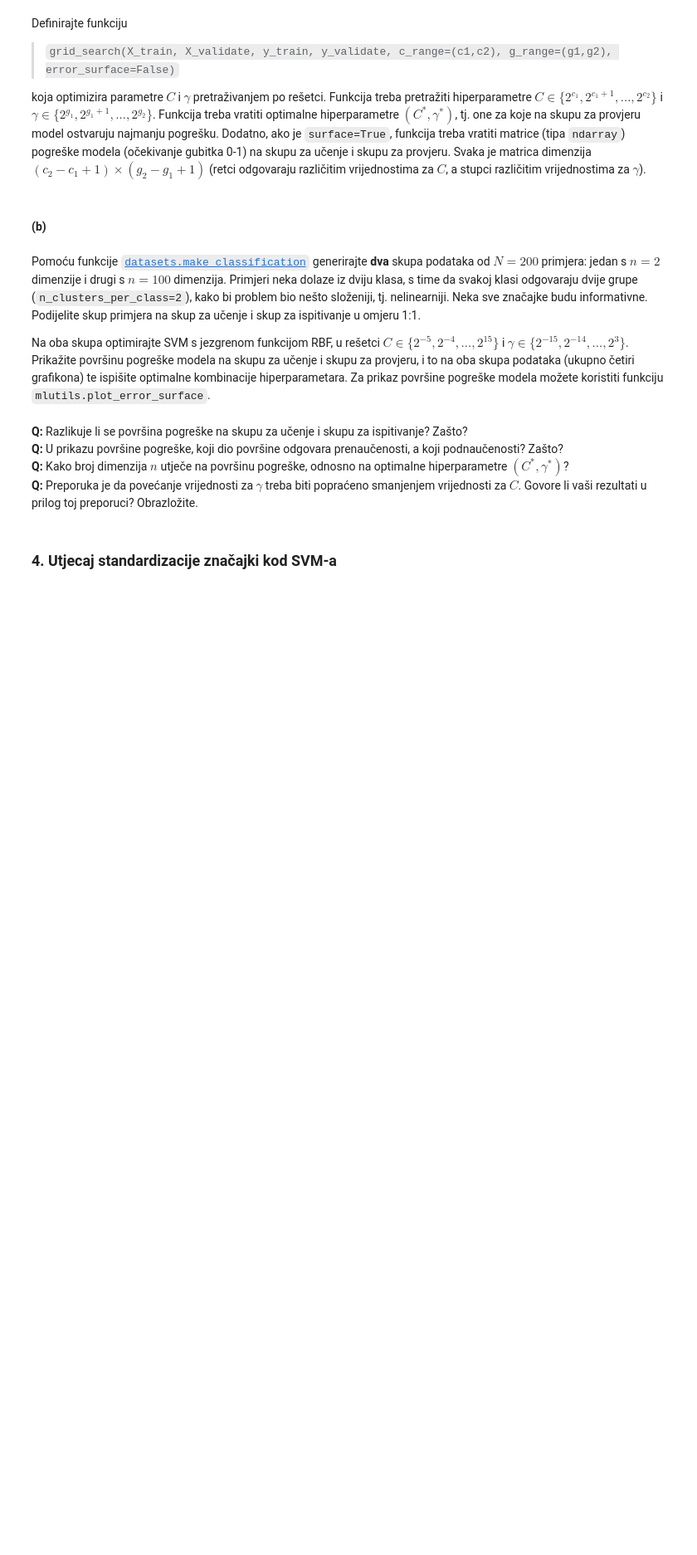
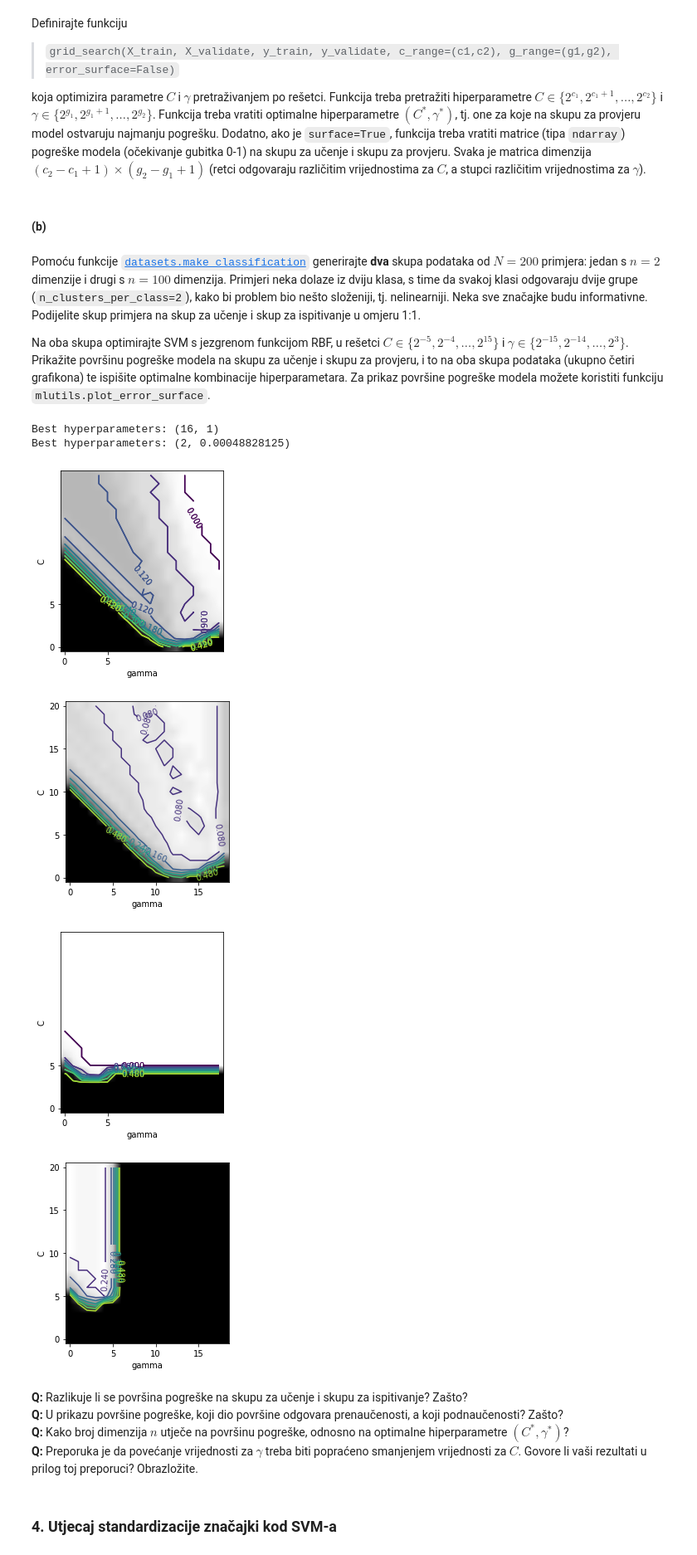
Before and after one commit to mateoim/su-lab-20-21, a Jupyter notebook: lab03/SU-2020-LAB03-0036509386.ipynb, the cells around one changed output. Shown at 83% size. Drawn from its saved outputs; the diff is of its cells as text; code cells hidden in the pictures; blank space fills up the shorter version.

```diff
--- a/lab03/SU-2020-LAB03-0036509386.ipynb
+++ b/lab03/SU-2020-LAB03-0036509386.ipynb
@@ -276,25 +276,32 @@ Na oba skupa optimirajte SVM s jezgrenom funkcijom RBF, u rešetci $C\in\{2^{-5}
 # %%
 from sklearn.datasets import make_classification
 from sklearn.model_selection import train_test_split
 
 X2n3b, y2n3b = make_classification(n_samples=200, n_features=2, n_clusters_per_class=2, n_redundant=0)
 X100n3b, y100n3b = make_classification(n_samples=200, n_features=100, n_clusters_per_class=2, n_redundant=0, n_informative=100)
 
 c_range3b = (-5, 15)
 g_range3b = (-15, 3)
 
 def plot_error(X, y, c_range, g_range):
     X_train, X_test, y_train, y_test = train_test_split(X, y, test_size=0.5)
     best_pair, error_train, error_test = grid_search(X_train, X_test, y_train, y_test, c_range, g_range, error_surface=True)
     print(f'Best hyperparameters: {best_pair}')
     plot_error_surface(error_train, c_range=c_range, g_range=g_range)
     plot_error_surface(error_train)
     plt.show()
     plot_error_surface(error_test, c_range=c_range, g_range=g_range)
     plt.show()
 
-# plot_error(X2n3b, y2n3b, c_range3b, g_range3b)
-# plot_error(X100n3b, y100n3b, c_range3b, g_range3b)
+plot_error(X2n3b, y2n3b, c_range3b, g_range3b)
+plot_error(X100n3b, y100n3b, c_range3b, g_range3b)
+# %% [output]
+Best hyperparameters: (16, 1)
+Best hyperparameters: (2, 0.00048828125)
+[figure, added]
+[figure, added]
+[figure, added]
+[figure, added]
 # %% [markdown]
 **Q:** Razlikuje li se površina pogreške na skupu za učenje i skupu za ispitivanje? Zašto?
 **Q:** U prikazu površine pogreške, koji dio površine odgovara prenaučenosti, a koji podnaučenosti? Zašto?
```
Also changed, not shown: parts of 6 cells of this notebook.
